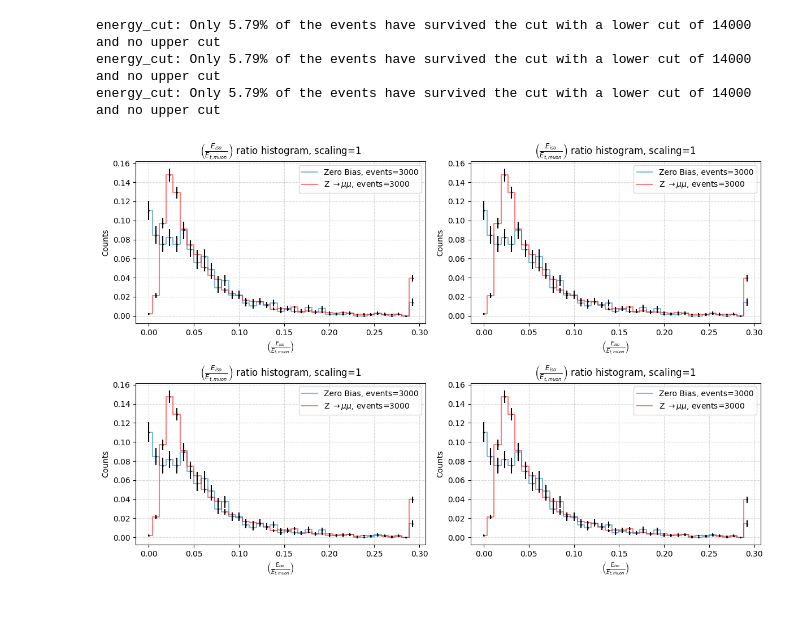
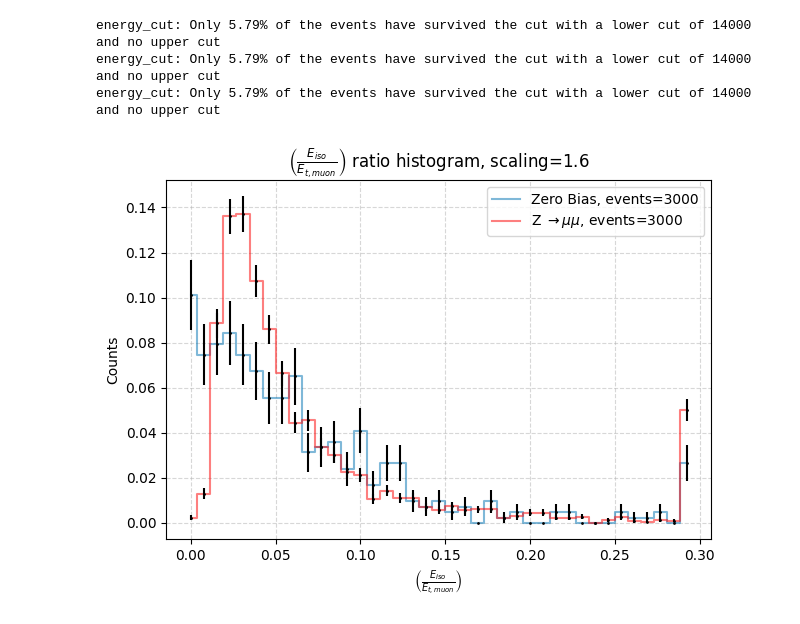
Before and after one commit to Ruba18-Code/BSc-Thesis-LVL1-trigger-for-isolated-muons-at-ATLAS, a Jupyter notebook: test.ipynb, the cells around one changed output. Saved outputs shown, nothing was run; the diff lists cells and outputs as text; code cells hidden in the pictures.

```diff
--- a/test.ipynb
+++ b/test.ipynb
@@ -24,35 +24,31 @@ energy_cut: Only 5.79% of the events have survived the cut with a lower cut of 1
 energy_cut: Only 5.79% of the events have survived the cut with a lower cut of 14000 and no upper cut
 energy_cut: Only 5.79% of the events have survived the cut with a lower cut of 14000 and no upper cut
 # %%
+
 #Set scaling factor
-scaling=1
+scaling=1.6
 #Set dr
 dr_min=0.05
 dr_max=0.35
 #Compute isolation
-res1=muon_isolation_all_events(MuonTree_ZeroBias, ZeroBias_eta, ZeroBias_phi, dr_min, dr_max, [nmin,nmax], scaling=scaling)
-res2=muon_isolation_all_events(MuonTree_Zmumu, Zmumu_eta, Zmumu_phi, dr_min, dr_max, [nmin,nmax], scaling=1)
+res1, mask=muon_isolation_all_events(MuonTree_ZeroBias, ZeroBias_eta, ZeroBias_phi, dr_min, dr_max, [nmin,nmax], scaling=scaling, get_mask=True)
+res2=muon_isolation_all_events(MuonTree_Zmumu, Zmumu_eta, Zmumu_phi, dr_min, dr_max, [nmin,nmax], scaling=scaling)
 #Compute ratio
 data1=ak.flatten(res1)/ak.flatten(ZeroBias_pt)
 data2=ak.flatten(res2)/ak.flatten(Zmumu_pt)
 #Compute number of non empty events
 events1=ak.sum(ak.num(ZeroBias_pt) > 0)
 events2=ak.sum(ak.num(Zmumu_pt) > 0)
 #Prepare plot
-data=[data1, data2]
+data_4=[data1, data2]
 bins=np.linspace(0,0.3,40)
 colors=["#0072B2", "#FD0000"]
 label1=f"Zero Bias, events={events1}"
 label2=fr"Z $\to \mu \mu$, events={events2}"
 labels=[label1, label2]
 x_label=r"$\left( \frac{E_{iso}}{E_{t,muon}} \right)$"
 y_label=r"Counts"
 title = rf"$\left( \frac{{E_{{iso}}}}{{E_{{t,muon}}}}\right)$ ratio histogram, scaling={scaling}"
-#Plot
-fig, axis = plt.subplots(2, 2, figsize=(12, 8))
-coolplot(data, bins, colors, labels, x_label, y_label, title, ax=axis[0, 0])
-coolplot(data, bins, colors, labels, x_label, y_label, title, ax=axis[0, 1])
-coolplot(data, bins, colors, labels, x_label, y_label, title, ax=axis[1, 0])
-coolplot(data, bins, colors, labels, x_label, y_label, title, ax=axis[1, 1])
+coolplot(data_4, bins, colors, labels, x_label, y_label, title)
 # %% [output]
-[figure, old version]
+[figure, new version]
```
Also changed, not shown: parts of 1 cell of this notebook, 1 other file.
